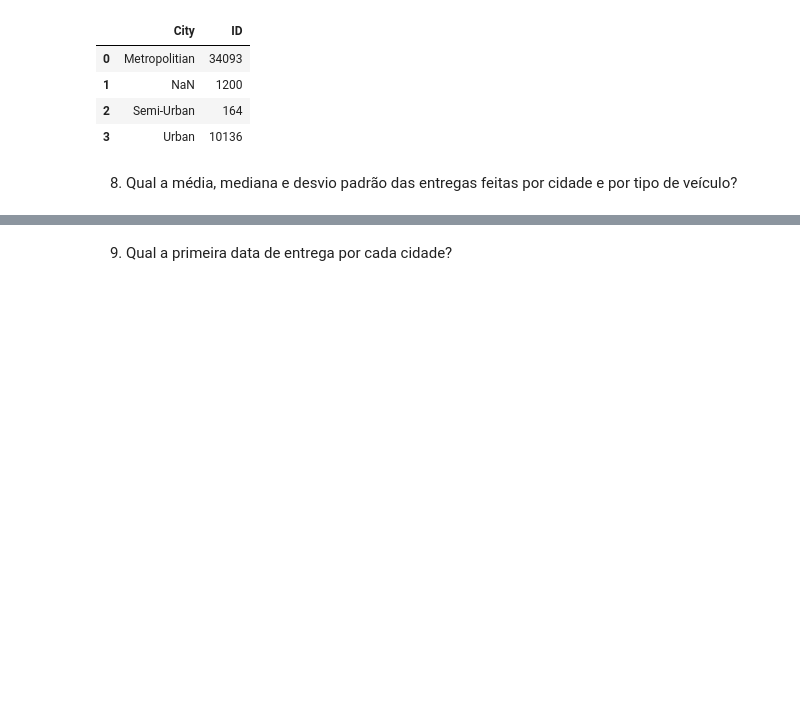
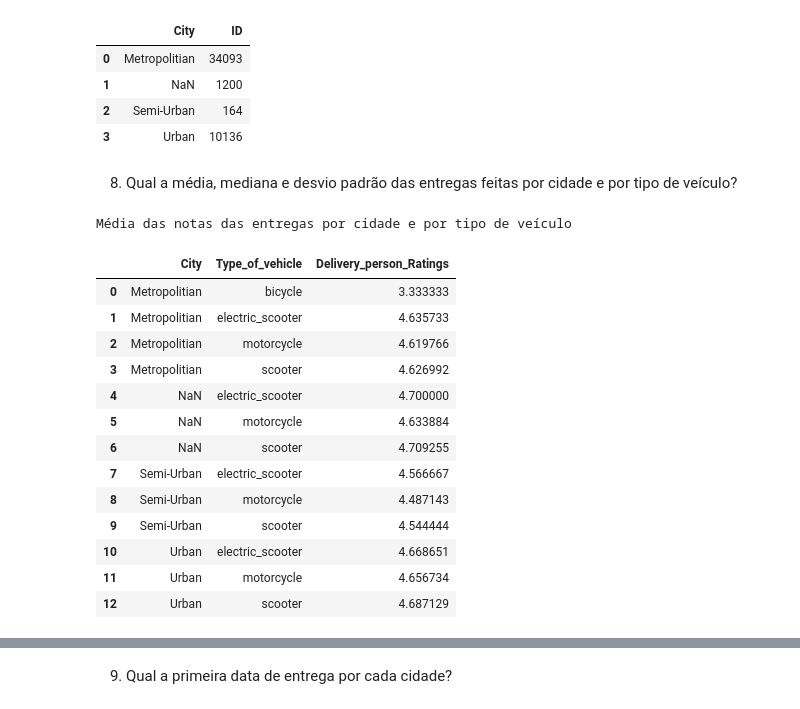
Before and after one commit to JoseWRPereira/comDS-ftc-FoodDelivery, a Jupyter notebook: lista3-c4a34/lista3.ipynb, the cells around one changed output, grey strips where cells are left out. Cells and saved outputs as stored; diff of their text form; code cells hidden in the pictures; blank space fills up the shorter version.

```diff
--- a/lista3-c4a34/lista3.ipynb
+++ b/lista3-c4a34/lista3.ipynb
@@ -97,5 +97,25 @@ df[['ID','City']].groupby('City').count().reset_index()
 # %% [markdown]
 8. Qual a média, mediana e desvio padrão das entregas feitas por cidade e por tipo de veículo?
 # %%
-# df.dtypes
-# 'City','Type_of_vehicle'
+dfaux = df[['City','Type_of_vehicle','Delivery_person_Ratings']]
+dfaux = dfaux.loc[ dfaux['Delivery_person_Ratings'] != 'NaN ']
+dfaux['Delivery_person_Ratings'] = pd.to_numeric(dfaux['Delivery_person_Ratings'])
+# %%
+print("Média das notas das entregas por cidade e por tipo de veículo")
+dfaux.groupby(['City','Type_of_vehicle']).mean().reset_index()
+# %% [output]
+Média das notas das entregas por cidade e por tipo de veículo
+|  | City | Type_of_vehicle | Delivery_person_Ratings |
+| 0 | Metropolitian | bicycle | 3.333333 |
+| 1 | Metropolitian | electric_scooter | 4.635733 |
+| 2 | Metropolitian | motorcycle | 4.619766 |
+| 3 | Metropolitian | scooter | 4.626992 |
+| 4 | NaN | electric_scooter | 4.700000 |
+| 5 | NaN | motorcycle | 4.633884 |
+| 6 | NaN | scooter | 4.709255 |
+| 7 | Semi-Urban | electric_scooter | 4.566667 |
+| 8 | Semi-Urban | motorcycle | 4.487143 |
+| 9 | Semi-Urban | scooter | 4.544444 |
+| 10 | Urban | electric_scooter | 4.668651 |
+| 11 | Urban | motorcycle | 4.656734 |
+| 12 | Urban | scooter | 4.687129 |
```
Also changed, not shown: parts of 4 cells of this notebook.
